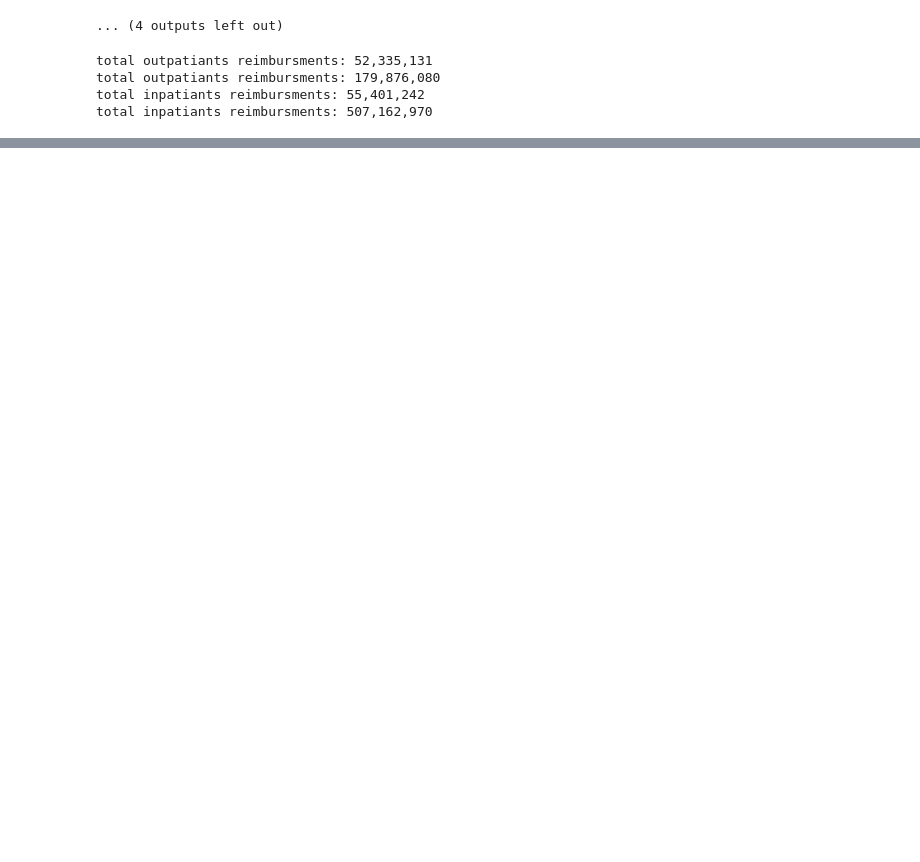
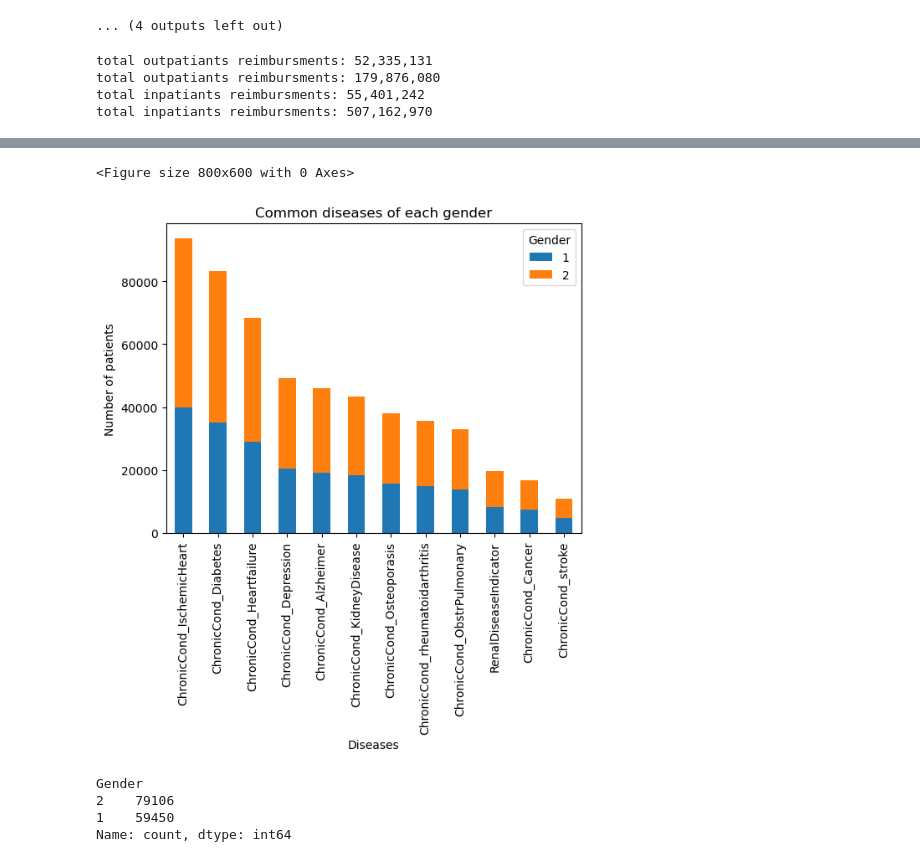
Before and after one commit to ChTomer/MyCapstone, a Jupyter notebook: HealthCareFraudProjectPitch/1beneficiary.ipynb, the cells around one changed output, grey strips where cells are left out. Saved outputs shown, nothing was run; the diff lists cells and outputs as text; code cells hidden in the pictures; blank space fills up the shorter version.

```diff
--- a/HealthCareFraudProjectPitch/1beneficiary.ipynb
+++ b/HealthCareFraudProjectPitch/1beneficiary.ipynb
@@ -860,0 +872,14 @@ total inpatiants reimbursments: 507,162,970
+# %%
+disease_over_gender = bene_df.groupby('Gender')[['RenalDiseaseIndicator',
+                                                 'ChronicCond_Alzheimer',
+                                                'ChronicCond_Heartfailure',
+                                                'ChronicCond_KidneyDisease',
+                                                'ChronicCond_Cancer',
+                                                'ChronicCond_ObstrPulmonary',
+                                                'ChronicCond_Depression',
+                                                'ChronicCond_Diabetes',
+                                                'ChronicCond_IschemicHeart',
+                                                'ChronicCond_Osteoporasis',
+                                                'ChronicCond_rheumatoidarthritis',
+                                                'ChronicCond_stroke',]].sum()
+disease_over_gender
@@ -860,0 +891,3 @@ total inpatiants reimbursments: 507,162,970
+# %%
+disease_over_gender.loc['Total'] = disease_over_gender.sum(numeric_only=True)
+disease_over_gender
@@ -860,0 +900,4 @@ total inpatiants reimbursments: 507,162,970
+# %%
+disease_over_gender = disease_over_gender.T.sort_values(by='Total', ascending=False)
+# disease_over_gender = disease_over_gender.sort_values(by='Total', ascending=False)
+disease_over_gender
@@ -860,0 +918,19 @@ total inpatiants reimbursments: 507,162,970
+# %%
+disease_over_gender = disease_over_gender[[1,2]]
+plt.figure(figsize=(8,6))
+disease_over_gender.plot(kind='bar', stacked=True)
+plt.title('Common diseases of each gender')
+plt.ylabel('Number of patients')
+plt.xlabel('Diseases')
+# plt.xticks(rotation=)
+plt.show()
+# %% [output]
+<Figure size 800x600 with 0 Axes>
+[figure, added]
+# %%
+df['Gender'].value_counts()
+# %% [output]
+Gender
+2    79106
+1    59450
+Name: count, dtype: int64
```
Also changed, not shown: parts of 18 cells of this notebook, 3 other files.
